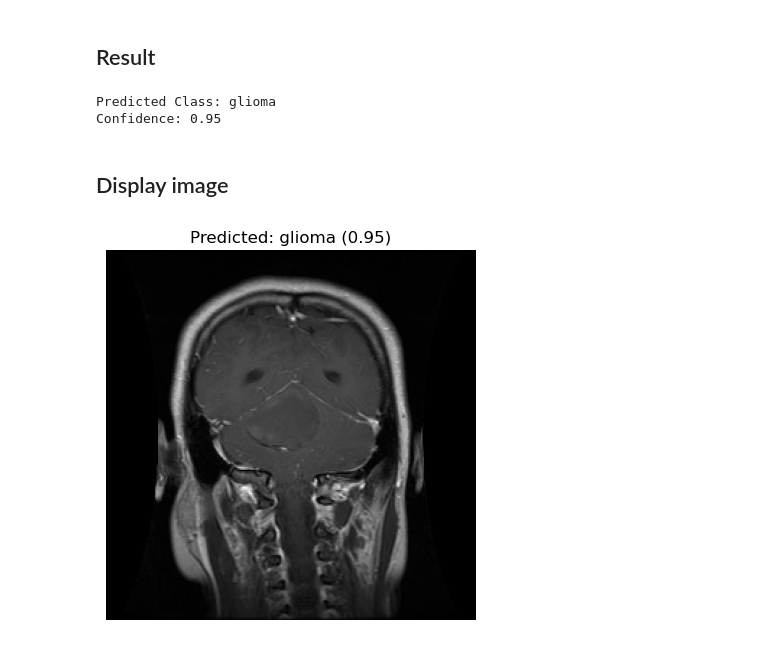
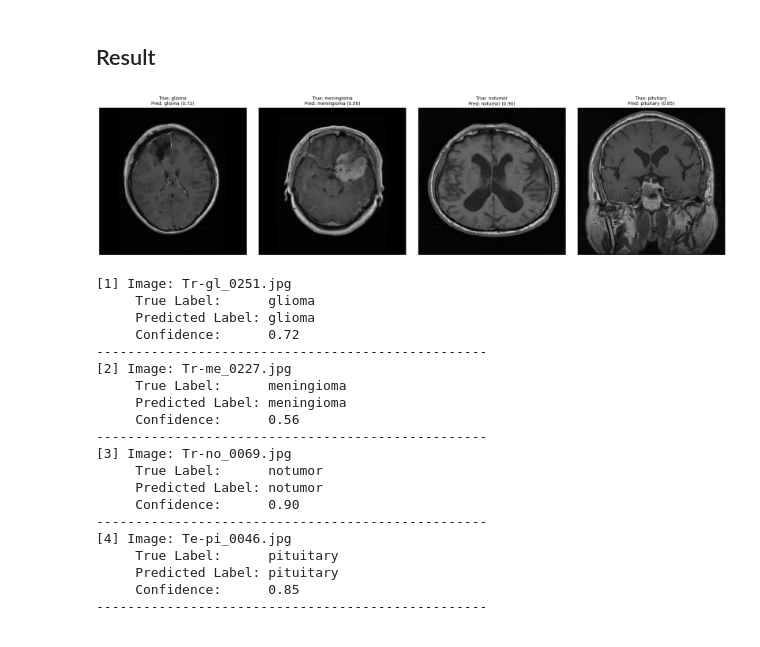
Before and after one commit to yongfarm-sit/CSC3019_Project, a Jupyter notebook: MobileNetV2_Prediction.ipynb, the cells around one changed output. Saved outputs shown, nothing was run; the diff lists cells and outputs as text; code cells hidden in the pictures.

```diff
--- a/MobileNetV2_Prediction.ipynb
+++ b/MobileNetV2_Prediction.ipynb
@@ -13,7 +14,7 @@ import os
 # %%
 # --- Configuration ---
 MODEL_PATH = 'mobilenetv2_model.h5'
-IMAGE_PATH = './test/glioma/Tr-gl_0017.jpg'
+TEST_DIR = './test'
 IMG_SIZE = (256, 256)
 CLASS_LABELS = ['glioma', 'meningioma', 'notumor', 'pituitary']
 # %% [markdown]
@@ -28,9 +27,3 @@ WARNING:absl:Compiled the loaded model, but the compiled metrics have yet to be
-# %%
-# --- Load and preprocess the image ---
-img = load_img(IMAGE_PATH, target_size=IMG_SIZE)
-img_array = img_to_array(img)
-img_array = img_array / 255.0
-img_array = np.expand_dims(img_array, axis=0)
 # %% [markdown]
 ## Predict
 # %%
@@ -43,19 +69,47 @@ confidence = predictions[0][predicted_class]
 # %% [markdown]
 ## Result
-# %%
-# --- Output ---
-print(f"Predicted Class: {CLASS_LABELS[predicted_class]}")
-print(f"Confidence: {confidence:.2f}")
-# %% [output]
-Predicted Class: glioma
-Confidence: 0.95
-# %% [markdown]
-## Display image
-# %%
-# --- Display the image ---
-plt.imshow(img)
-plt.title(f"Predicted: {CLASS_LABELS[predicted_class]} ({confidence:.2f})")
-plt.axis('off')
-plt.show()
-# %% [output]
-[figure, removed]
+# %%
+# --- Display all in a single grid ---
+num_images = len(images)
+fig, axes = plt.subplots(1, num_images, figsize=(5 * num_images, 5))
+
+for i in range(num_images):
+    axes[i].imshow(images[i])
+    axes[i].set_title(
+        f"True: {true_labels[i]}\nPred: {predicted_labels[i]} ({confidences[i]:.2f})",
+        fontsize=10
+    )
+    axes[i].axis('off')
+
+plt.tight_layout()
+plt.show()
+
+# --- Print all info below the grid ---
+for i in range(num_images):
+    print(f"[{i+1}] Image: {file_names[i]}")
+    print(f"     True Label:      {true_labels[i]}")
+    print(f"     Predicted Label: {predicted_labels[i]}")
+    print(f"     Confidence:      {confidences[i]:.2f}")
+    print("-" * 50)
+# %% [output]
+[figure, added]
+[1] Image: Tr-gl_0251.jpg
+     True Label:      glioma
+     Predicted Label: glioma
+     Confidence:      0.72
+--------------------------------------------------
+[2] Image: Tr-me_0227.jpg
+     True Label:      meningioma
+     Predicted Label: meningioma
+     Confidence:      0.56
+--------------------------------------------------
+[3] Image: Tr-no_0069.jpg
+     True Label:      notumor
+     Predicted Label: notumor
+     Confidence:      0.90
+--------------------------------------------------
+[4] Image: Te-pi_0046.jpg
+     True Label:      pituitary
+     Predicted Label: pituitary
+     Confidence:      0.85
+--------------------------------------------------
```
Also changed, not shown: parts of 3 cells of this notebook.
